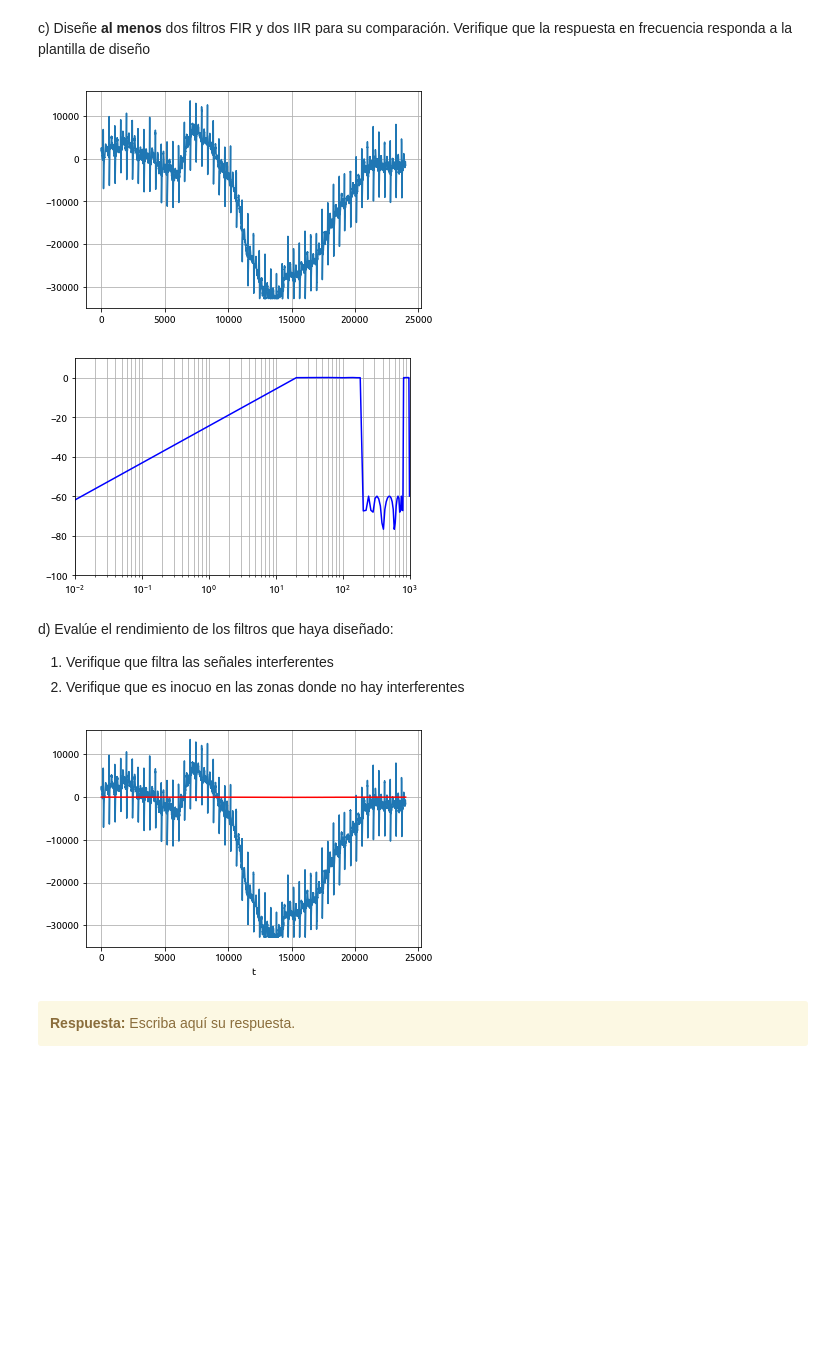
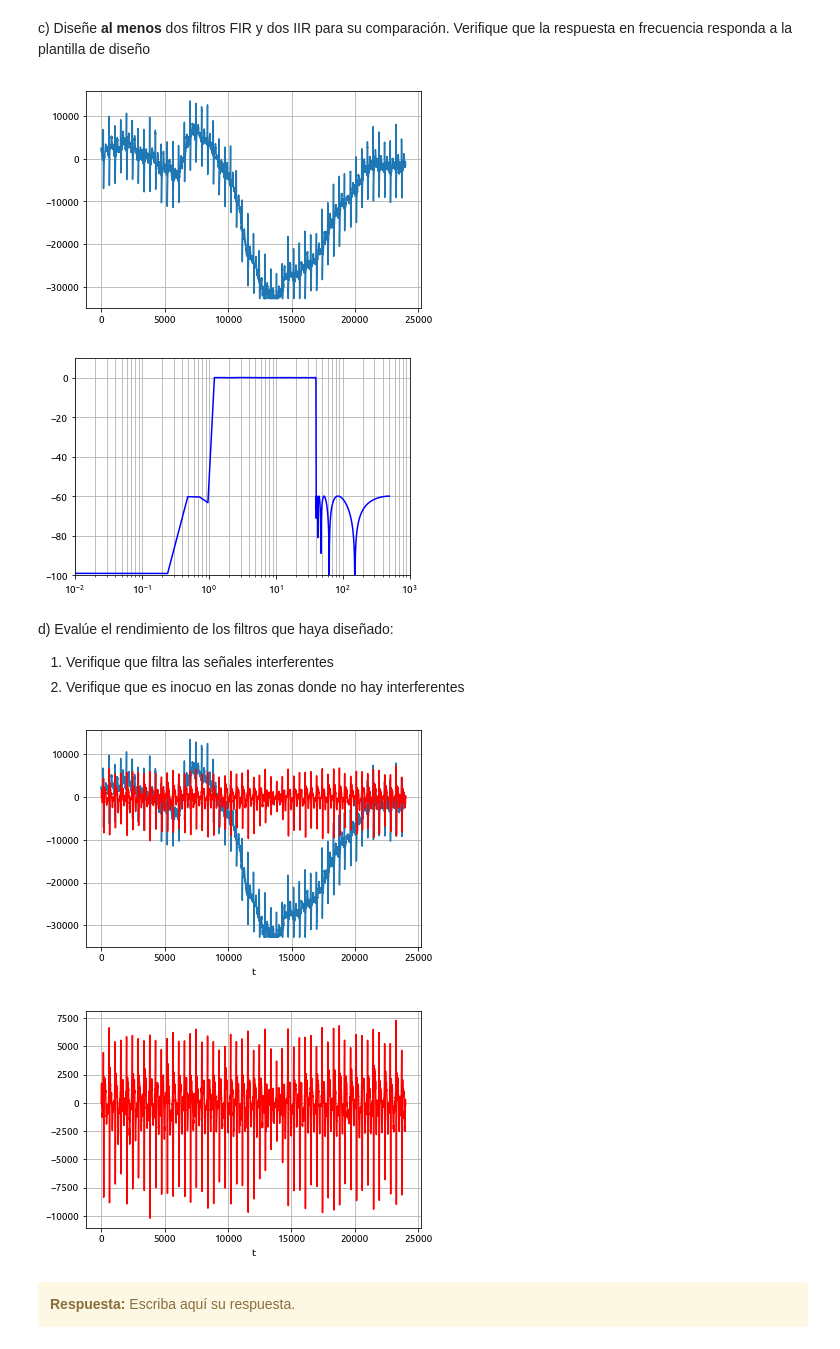
Before and after one commit to tomiambro/gibio, a Jupyter notebook: TP4 - Filtrado.ipynb, the cells around one changed output. Drawn from its saved outputs; the diff is of its cells as text; code cells hidden in the pictures; blank space fills up the shorter version.

Commit message:
Filtro funcionando

```diff
--- a/TP4 - Filtrado.ipynb
+++ b/TP4 - Filtrado.ipynb
@@ -191,10 +191,10 @@ a) Establezca una plantilla de diseño para los filtros digitales que necesitar
 fs = 1000
 fn = fs/2
 
-fc0 = 0.1 # comienzo de la banda de paso
+fc0 = 1 # comienzo de la banda de paso
 fs0 = fc0 * 0.01 # fin de la banda de detenida 0
 
-fc1 = 200 # fin de la banda de paso
+fc1 = 40 # fin de la banda de paso
 fs1 = fc1 * 1.01 # comienzo de la banda de detenida 1
 
 gpass = 0.1
@@ -259,13 +259,15 @@ plt.show()
 # Filter design
 #----------------------------
 
+# Creo el filtro en funcion a las especificaciones
 sos = sig.iirdesign(wp_n, ws_n, gpass, gstop, output='sos')
 
 #sos = sig.iirfilter(175, Wn=3, btype='highpass', ftype='butter', fs=1000, output='sos')
 
+# Creo un vector lineal en las frecuencias de interes
 ww = np.linspace(0.01, 1000)
 
-w, h = sig.sosfreqz(sos, ww, fs=1000)
+w, h = sig.sosfreqz(sos, worN=2048, fs=1000)
 
 
 
@@ -281,7 +283,7 @@ plt.grid(which='both', axis='both')
 plt.show()
 # %% [output]
 [figure]
-[figure, old version]
+[figure, new version]
 # %% [markdown]
 d) Evalúe el rendimiento de los filtros que haya diseñado:
 
@@ -290,23 +292,34 @@ d) Evalúe el rendimiento de los filtros que haya diseñado:
 # %%
 
 ##########################################
 # Acá podés generar los gráficos pedidos #
 ##########################################
 
-filtered = sig.sosfilt(sos, ecg_one_lead[inf:sup])
+filtered = sig.sosfilt(sos, ecg_one_lead[inf:sup], axis=0)
 
 plt.figure(1)
 # Plot the original signal.
 plt.plot(ecg_one_lead[inf:sup])
 # Plot the filtered signal, shifted to compensate for the phase delay.
 plt.plot(filtered, 'r-')
 
 plt.xlabel('t')
 plt.grid(True)
 
 plt.show()
+
+plt.figure(2)
+# Plot the filtered signal, shifted to compensate for the phase delay.
+
+plt.plot(filtered, 'r-')
+
+plt.xlabel('t')
+plt.grid(True)
+
+plt.show()
 # %% [output]
-[figure, old version]
+[figure, new version]
+[figure, added]
 # %% [markdown]
 <div class="alert alert-block alert-warning">
 <b>Respuesta:</b> Escriba aquí su respuesta.
```
Also changed, not shown: parts of 2 cells of this notebook.
